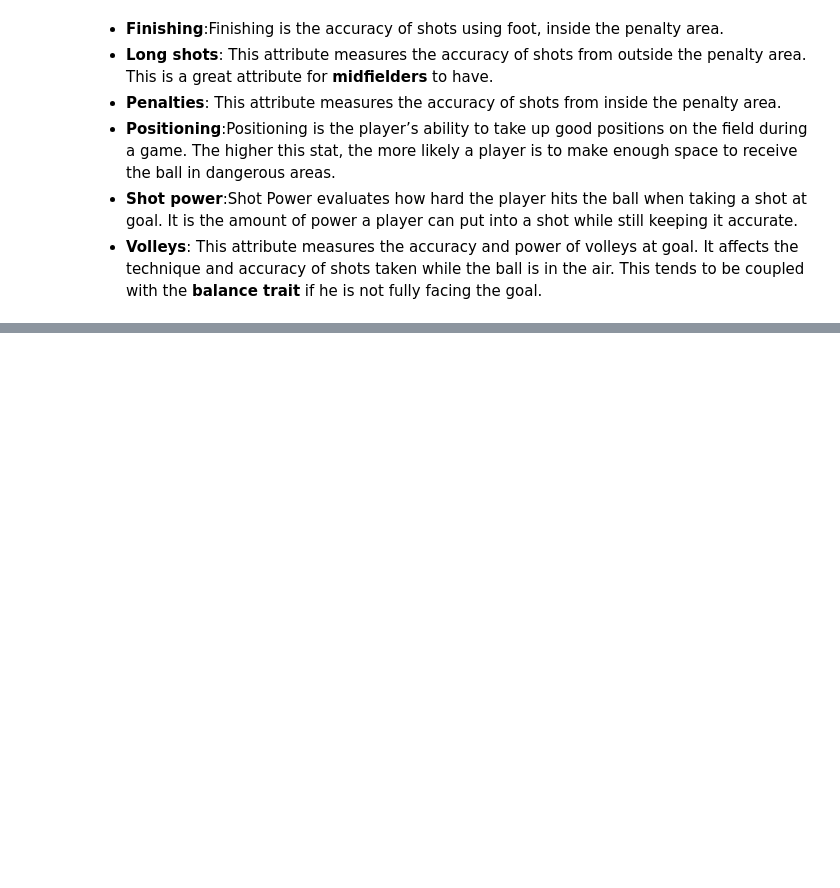
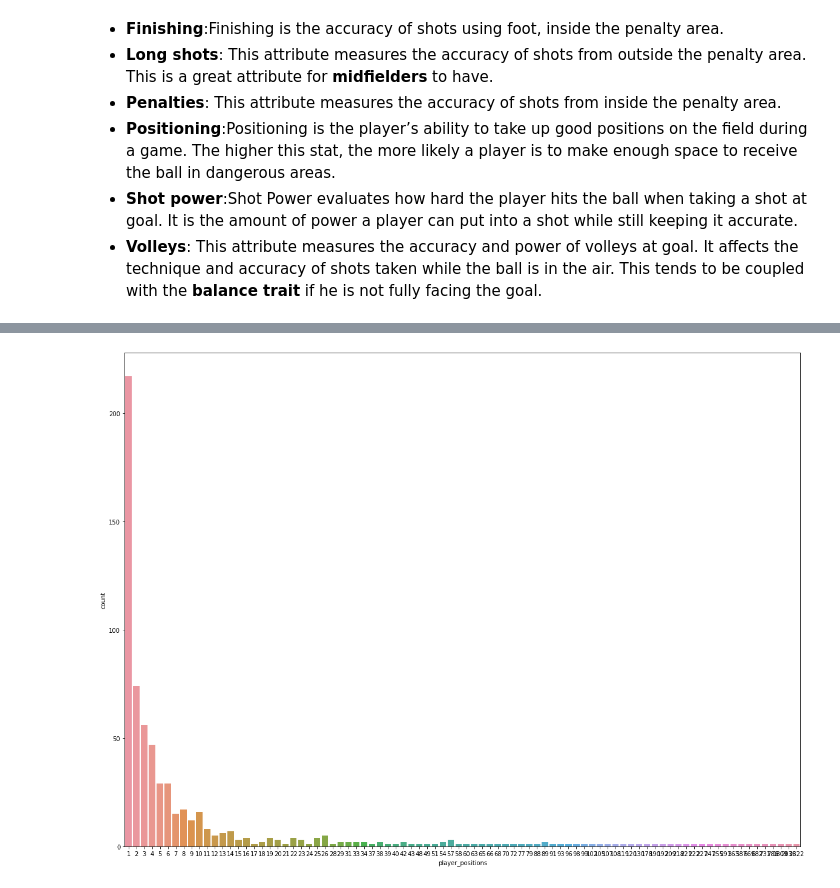
Before and after one commit to karen-pal/AprendizajeNOSupervisado, a Jupyter notebook: 2020/practico/exploration_of_data.ipynb, the cells around one changed output, grey strips where cells are left out. Cells and saved outputs as stored; diff of their text form; code cells hidden in the pictures; blank space fills up the shorter version.

```diff
--- a/2020/practico/exploration_of_data.ipynb
+++ b/2020/practico/exploration_of_data.ipynb
@@ -317,0 +362,7 @@ Name: player_positions, Length: 18278, dtype: object
+# %%
+players_positions_distr = pd.DataFrame(df.player_positions.value_counts().sort_index())
+players_positions_distr
+plt.figure(figsize=(20,15))
+ax = sns.countplot(x="player_positions", data=players_positions_distr)
+# %% [output]
+[figure, added]
```
Also changed, not shown: parts of 19 cells of this notebook.
